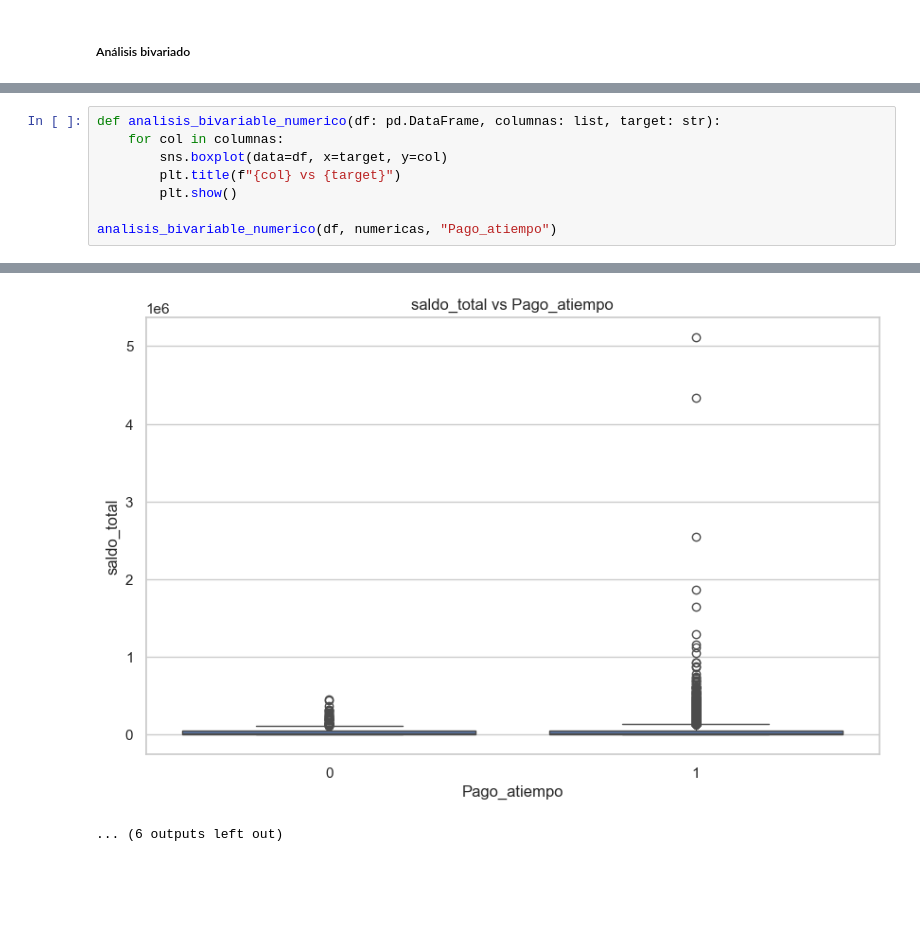
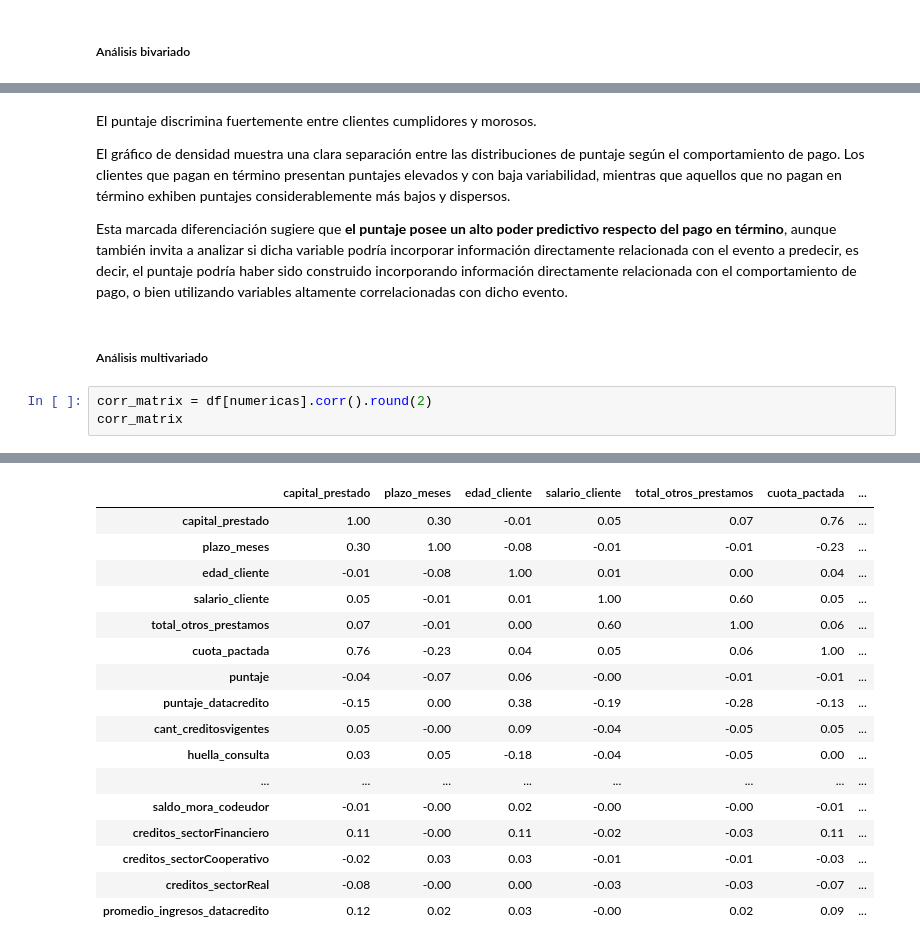
Before and after one commit to Lei541/riesgo_crediticio, a Jupyter notebook: src/comprension_EDA.ipynb, the cells around one changed output, grey strips where cells are left out. Drawn from its saved outputs; the diff is of its cells as text; blank space fills up the shorter version.

```diff
--- a/src/comprension_EDA.ipynb
+++ b/src/comprension_EDA.ipynb
@@ -431,9 +459,12 @@ Name: count, dtype: int64
+# %% [markdown]
+El puntaje discrimina fuertemente entre clientes cumplidores y morosos.
+
+El gráfico de densidad muestra una clara separación entre las distribuciones de puntaje según el comportamiento de pago. Los clientes que pagan en término presentan puntajes elevados y con baja variabilidad, mientras que aquellos que no pagan en término exhiben puntajes considerablemente más bajos y dispersos.
+
+Esta marcada diferenciación sugiere que **el puntaje posee un alto poder predictivo respecto del pago en término**, aunque también invita a analizar si dicha variable podría incorporar información directamente relacionada con el evento a predecir, es decir, el puntaje podría haber sido construido incorporando información directamente relacionada con el comportamiento de pago, o bien utilizando variables altamente correlacionadas con dicho evento.
+# %% [markdown]
+##### Análisis multivariado
 # %%
-def analisis_bivariable_numerico(df: pd.DataFrame, columnas: list, target: str):
-    for col in columnas:
-        sns.boxplot(data=df, x=target, y=col)
-        plt.title(f"{col} vs {target}")
-        plt.show()
-
-analisis_bivariable_numerico(df, numericas, "Pago_atiempo")
+corr_matrix = df[numericas].corr().round(2)
+corr_matrix
 # %% [output]
@@ -451,2 +471,17 @@ analisis_bivariable_numerico(df, numericas, "Pago_atiempo")
-[figure, removed]
-... (6 outputs left out)
+|  | capital_prestado | plazo_meses | edad_cliente | salario_cliente | total_otros_prestamos | cuota_pactada | ... |
+| capital_prestado | 1.00 | 0.30 | -0.01 | 0.05 | 0.07 | 0.76 | ... |
+| plazo_meses | 0.30 | 1.00 | -0.08 | -0.01 | -0.01 | -0.23 | ... |
+| edad_cliente | -0.01 | -0.08 | 1.00 | 0.01 | 0.00 | 0.04 | ... |
+| salario_cliente | 0.05 | -0.01 | 0.01 | 1.00 | 0.60 | 0.05 | ... |
+| total_otros_prestamos | 0.07 | -0.01 | 0.00 | 0.60 | 1.00 | 0.06 | ... |
+| cuota_pactada | 0.76 | -0.23 | 0.04 | 0.05 | 0.06 | 1.00 | ... |
+| puntaje | -0.04 | -0.07 | 0.06 | -0.00 | -0.01 | -0.01 | ... |
+| puntaje_datacredito | -0.15 | 0.00 | 0.38 | -0.19 | -0.28 | -0.13 | ... |
+| cant_creditosvigentes | 0.05 | -0.00 | 0.09 | -0.04 | -0.05 | 0.05 | ... |
+| huella_consulta | 0.03 | 0.05 | -0.18 | -0.04 | -0.05 | 0.00 | ... |
+| ... | ... | ... | ... | ... | ... | ... | ... |
+| saldo_mora_codeudor | -0.01 | -0.00 | 0.02 | -0.00 | -0.00 | -0.01 | ... |
+| creditos_sectorFinanciero | 0.11 | -0.00 | 0.11 | -0.02 | -0.03 | 0.11 | ... |
+| creditos_sectorCooperativo | -0.02 | 0.03 | 0.03 | -0.01 | -0.01 | -0.03 | ... |
+| creditos_sectorReal | -0.08 | -0.00 | 0.00 | -0.03 | -0.03 | -0.07 | ... |
+| promedio_ingresos_datacredito | 0.12 | 0.02 | 0.03 | -0.00 | 0.02 | 0.09 | ... |
```
Also changed, not shown: parts of 9 cells of this notebook.
